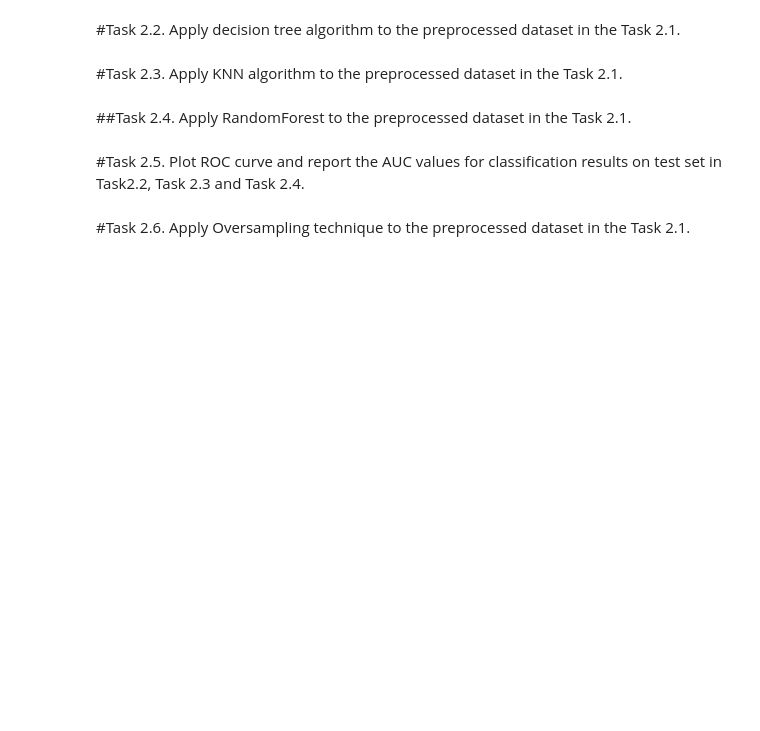
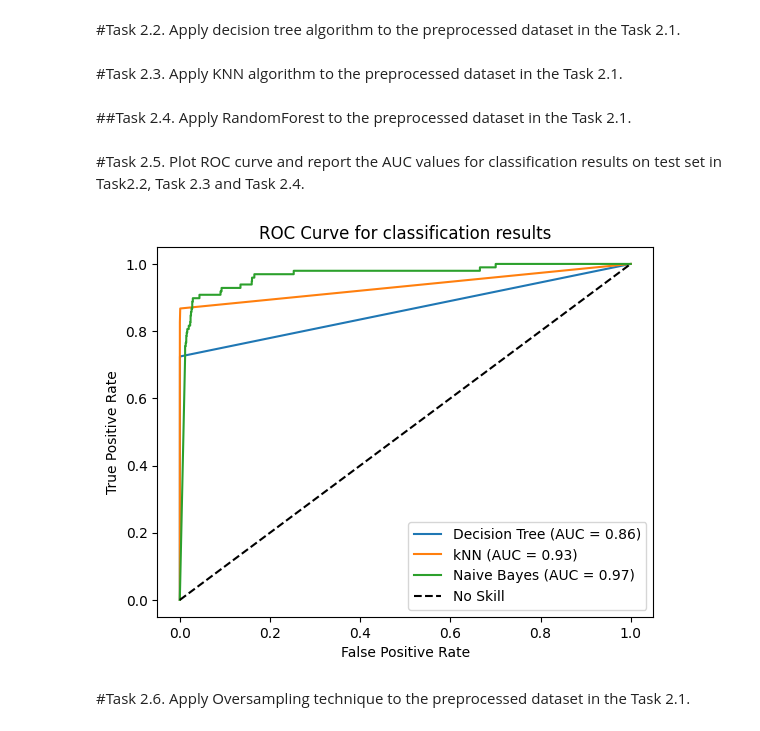
Before and after one commit to PhamTienLoc/Lab_DM, a Jupyter notebook: Lab_7_Classification2_21130429_PhamTienLoc.ipynb, the cells around one changed output. Drawn from its saved outputs; the diff is of its cells as text; code cells hidden in the pictures; blank space fills up the shorter version.

```diff
--- a/Lab_7_Classification2_21130429_PhamTienLoc.ipynb
+++ b/Lab_7_Classification2_21130429_PhamTienLoc.ipynb
@@ -316,6 +316,7 @@ For the dataset2 concerning whether transactions of credit cards are fraudulent
 # %% [markdown]
 #Task 2.1. Load dataset2 and apply approriate preprocessing techniques to the dataset2
 # %%
+from tkinter.constants import X
 #code
 dataset2 = pd.read_csv("dataset2.csv")
 dataset2['Class'].value_counts().plot(kind='bar')
@@ -323,6 +324,12 @@ plt.title('Dataset 2')
 plt.xlabel("Column 'Class' values")
 plt.ylabel("Number of value")
 plt.show()
+
+dataset2 = dataset2.drop(['Time', 'Amount'], axis=1)
+X = dataset2.drop('Class', axis=1)
+y = dataset2['Class']
+
+X_train, X_test, y_train, y_test = train_test_split(X, y, test_size=0.2, random_state=42)
 # %% [output]
 [figure]
 # %% [markdown]
@@ -332,2 +337,7 @@ plt.show()
+# %%
+#code
+dt_clf = tree.DecisionTreeClassifier(max_depth=2)
+dt_clf = dt_clf.fit(X_train, y_train)
+dt_y_proba = dt_clf.predict_proba(X_test)
 # %% [markdown]
 #Task 2.3. Apply KNN algorithm to the preprocessed dataset in the Task 2.1.
@@ -336,2 +344,7 @@ plt.show()
+# %%
+#code
+kNN_clf = KNeighborsClassifier(n_neighbors=5)
+kNN_clf.fit(X_train, y_train)
+kNN_y_proba = kNN_clf.predict_proba(X_test)
 # %% [markdown]
 ##Task 2.4. Apply RandomForest to the preprocessed dataset in the Task 2.1.
@@ -340,2 +351,7 @@ plt.show()
+# %%
+#code
+gnb_clf = GaussianNB()
+gnb_clf.fit(X_train, y_train)
+gnb_y_proba = gnb_clf.predict_proba(X_test)
 # %% [markdown]
 #Task 2.5. Plot ROC curve and report the AUC values for classification results on test set in Task2.2, Task 2.3 and Task 2.4.
@@ -344,2 +358,25 @@ plt.show()
+# %%
+#code
+dt_fpr, dt_tpr, _ = roc_curve(y_test, dt_y_proba[:, 1])
+dt_roc_auc = auc(dt_fpr, dt_tpr)
+
+kNN_fpr, kNN_tpr, _ = roc_curve(y_test, kNN_y_proba[:, 1])
+kNN_roc_auc = auc(kNN_fpr, kNN_tpr)
+
+gnb_fpr, gnb_tpr, _ = roc_curve(y_test, gnb_y_proba[:, 1])
+gnb_roc_auc = auc(gnb_fpr, gnb_tpr)
+
+plt.figure()
+plt.plot(dt_fpr, dt_tpr, label=f'Decision Tree (AUC = {dt_roc_auc:.2f})')
+plt.plot(kNN_fpr, kNN_tpr, label=f'kNN (AUC = {kNN_roc_auc:.2f})')
+plt.plot(gnb_fpr, gnb_tpr, label=f'Naive Bayes (AUC = {gnb_roc_auc:.2f})')
+plt.plot([0, 1], [0, 1], 'k--', label="No Skill")
+plt.xlabel("False Positive Rate")
+plt.ylabel("True Positive Rate")
+plt.title("ROC Curve for classification results")
+plt.legend(loc="lower right")
+plt.show()
+# %% [output]
+[figure, added]
 # %% [markdown]
 #Task 2.6. Apply Oversampling technique to the preprocessed dataset in the Task 2.1.
```
Also changed, not shown: parts of 19 cells of this notebook.
